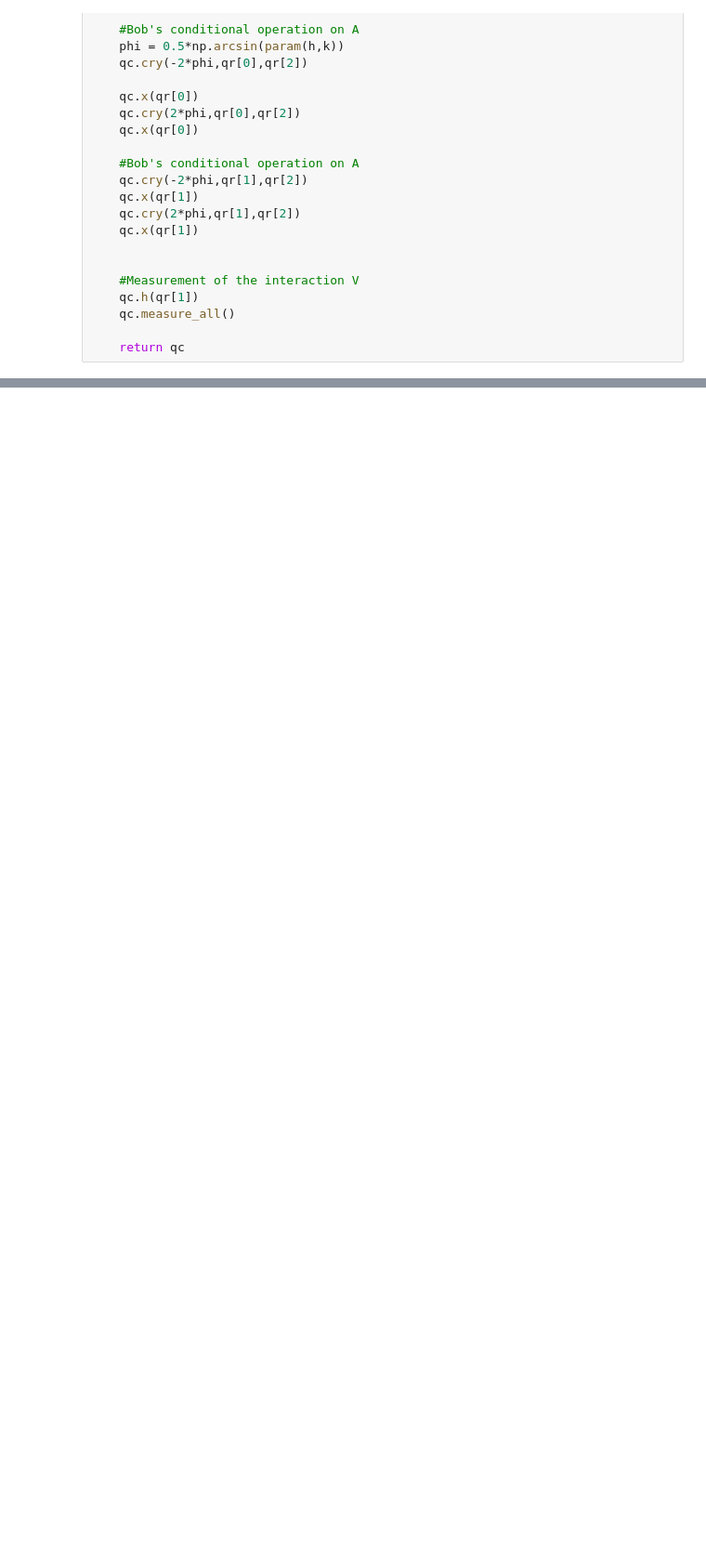
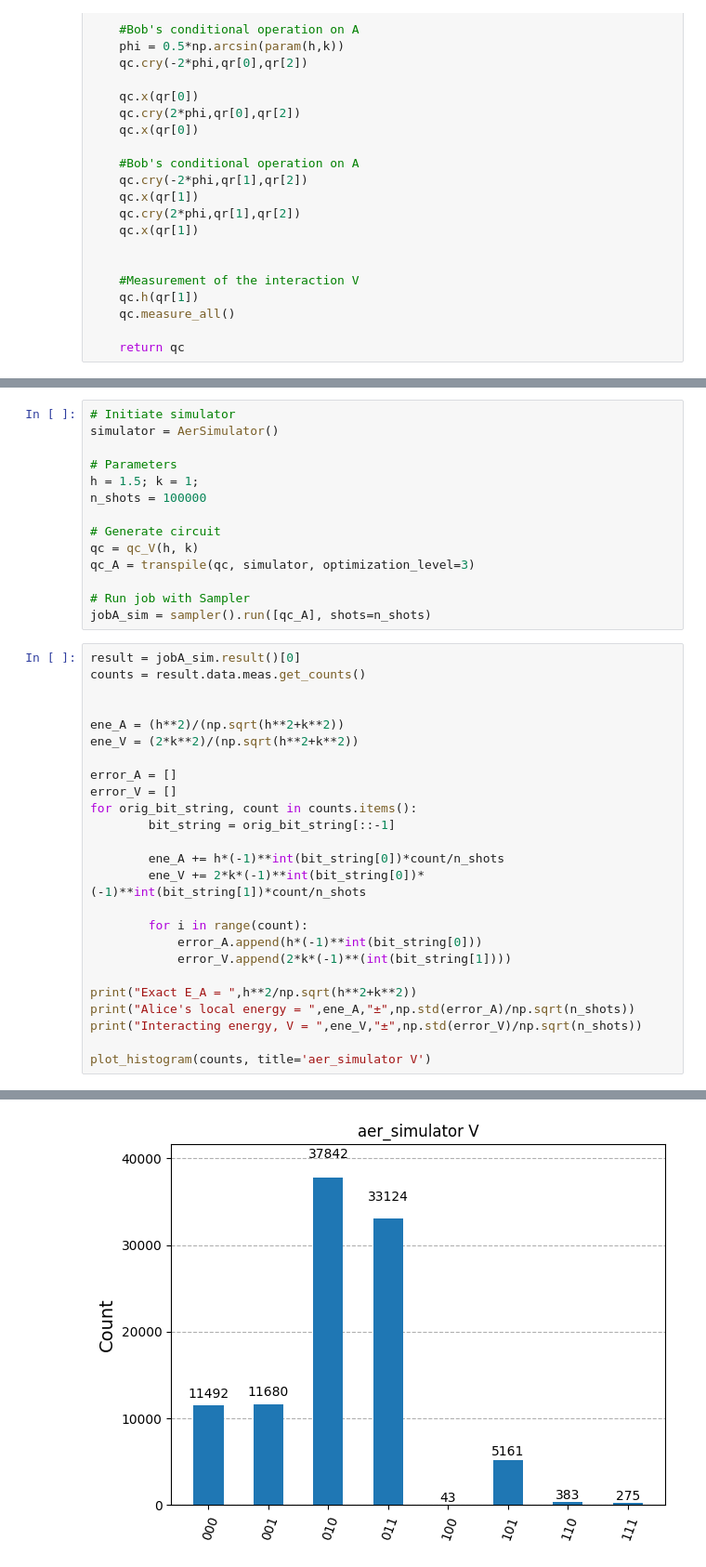
Before and after one commit to julio-cmj/Codigos, a Jupyter notebook: QET MISO.ipynb, the cells around one changed output, grey strips where cells are left out. Shown at 93% size. Saved outputs shown, nothing was run; the diff lists cells and outputs as text; blank space fills up the shorter version.

```diff
--- a/QET MISO.ipynb
+++ b/QET MISO.ipynb
@@ -65,0 +66,40 @@ qc.draw('mpl')
+# %%
+# Initiate simulator
+simulator = AerSimulator()
+
+# Parameters
+h = 1.5; k = 1;
+n_shots = 100000
+
+# Generate circuit
+qc = qc_V(h, k)
+qc_A = transpile(qc, simulator, optimization_level=3)
+
+# Run job with Sampler
+jobA_sim = sampler().run([qc_A], shots=n_shots)
+# %%
+result = jobA_sim.result()[0]
+counts = result.data.meas.get_counts()
+
+
+ene_A = (h**2)/(np.sqrt(h**2+k**2))
+ene_V = (2*k**2)/(np.sqrt(h**2+k**2))
+
+error_A = []
+error_V = []
+for orig_bit_string, count in counts.items():
+        bit_string = orig_bit_string[::-1]
+
+        ene_A += h*(-1)**int(bit_string[0])*count/n_shots
+        ene_V += 2*k*(-1)**int(bit_string[0])*(-1)**int(bit_string[1])*count/n_shots
+
+        for i in range(count):
+            error_A.append(h*(-1)**int(bit_string[0]))
+            error_V.append(2*k*(-1)**(int(bit_string[1])))
+
+print("Exact E_A = ",h**2/np.sqrt(h**2+k**2))
+print("Alice's local energy = ",ene_A,"±",np.std(error_A)/np.sqrt(n_shots))
+print("Interacting energy, V = ",ene_V,"±",np.std(error_V)/np.sqrt(n_shots))
+
+plot_histogram(counts, title='aer_simulator V')
+# %% [output]
@@ -65,0 +109 @@ qc.draw('mpl')
+[figure, added]
```
Also changed, not shown: parts of 2 cells of this notebook, 6 other files.
